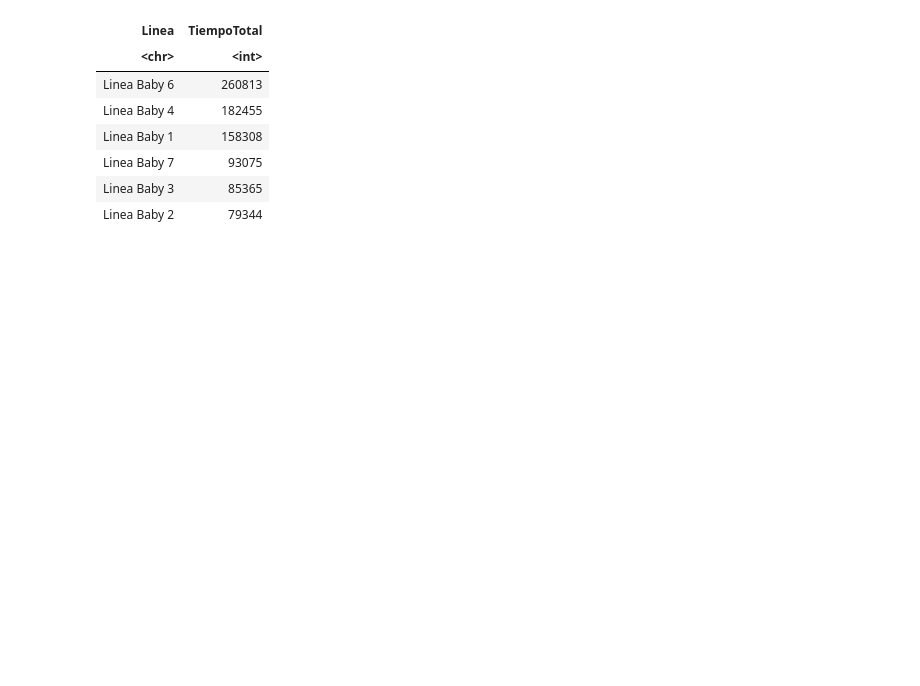
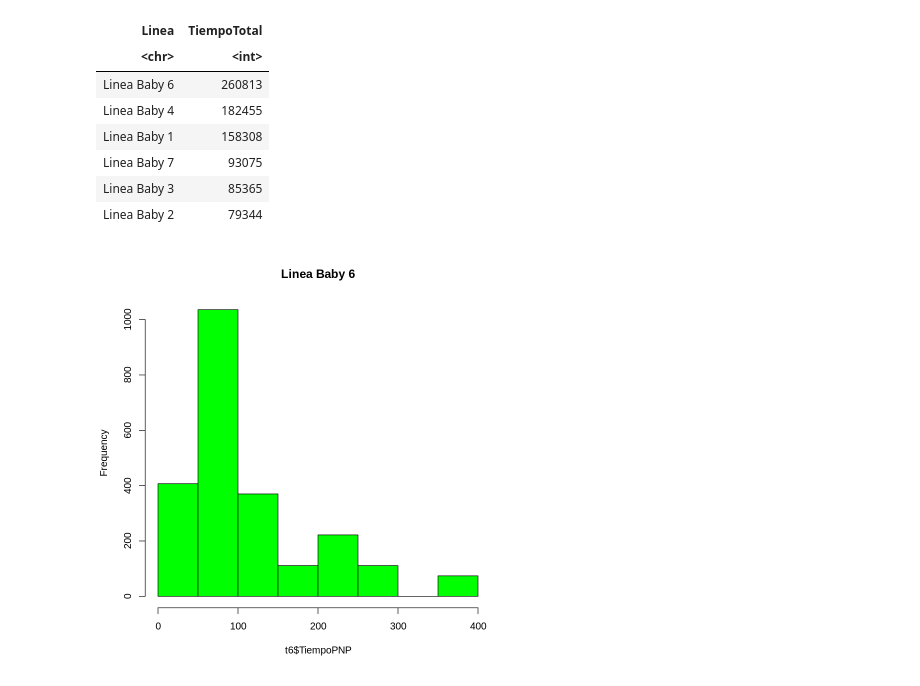
Before and after one commit to lismarcarolinacamacho/R-Y-SQL, a Jupyter notebook: Copia_de_kernel_de_R_+SQL.ipynb, the cells around one changed output. Cells and saved outputs as stored; diff of their text form; code cells hidden in the pictures; blank space fills up the shorter version.

```diff
--- a/Copia_de_kernel_de_R_+SQL.ipynb
+++ b/Copia_de_kernel_de_R_+SQL.ipynb
@@ -162,3 +162,13 @@ A data.frame: 6 × 2
 | Linea Baby 7 | 93075 |
 | Linea Baby 3 | 85365 |
 | Linea Baby 2 | 79344 |
+# %%
+t6 = sqldf("
+select TiempoPNP
+from dataset
+where Linea='Linea Baby 6'
+")
+# %%
+hist(t6$TiempoPNP, main ='Linea Baby 6',  col=('green'), breaks=10)
+# %% [output]
+[figure, added]
```
